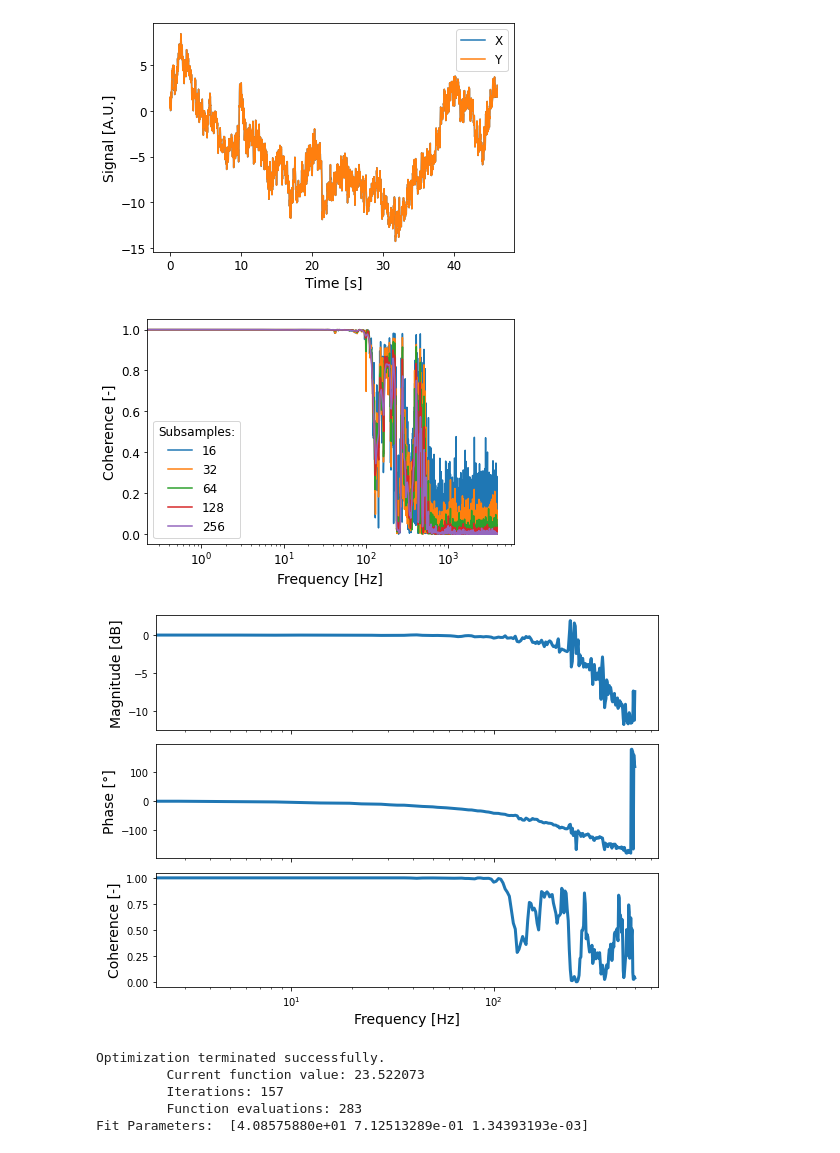
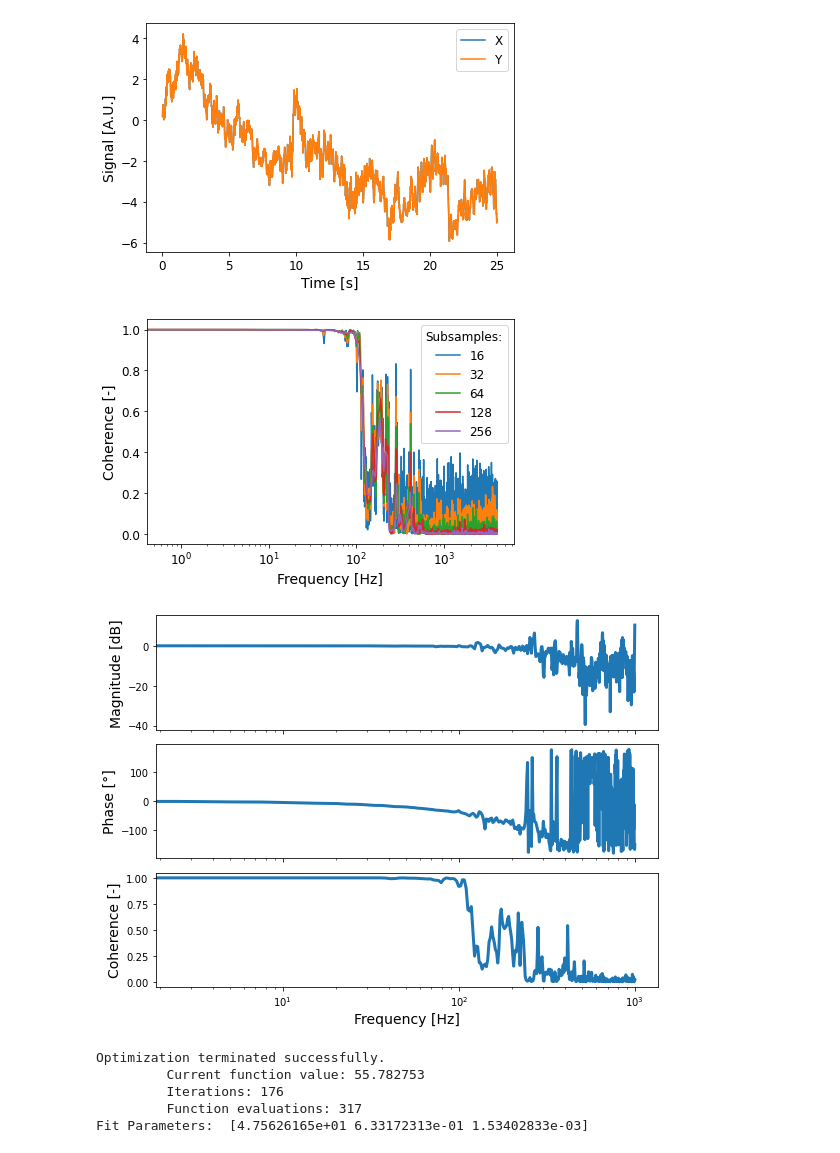
Before and after one commit to Manaffel/BCDDLFrequencyAnalysis, a Jupyter notebook: BCDDLFrequencyAnalysis Example.ipynb, the cells around one changed output. Drawn from its saved outputs; the diff is of its cells as text; code cells hidden in the pictures.

```diff
--- a/BCDDLFrequencyAnalysis Example.ipynb
+++ b/BCDDLFrequencyAnalysis Example.ipynb
@@ -4,22 +4,22 @@ from BCDDLFrequencyAnalysis import BCDDLFrequencyAnalysis
 
 %matplotlib inline
 # %%
-data = np.loadtxt('Stroke2P03I3000D00002.txt')
-T = data[:,1]
-X = data[:,4]
-Y = data[:,3]
+data = np.loadtxt('ExampleSignals.txt')
+T = data[:,0]
+X = data[:,1]
+Y = data[:,2]
 # %%
 FA = BCDDLFrequencyAnalysis(T,X,Y,ZeroTime=True)
 FA.plotData(tmin=0.008,tmax=None)
 FA.plotCoherence(nmin=4,nmax=8,tmin=0.008)
-FA.plotFRF(N=128,tmin=0.008,fmax=500)
-FA.fitLowpass(N=128,f0=100,Q0=0.7,T0=0.0001,tmin=0.008,fmax=1000,ffitmax=800)
+FA.plotFRF(N=64,tmin=0.008,fmax=1000)
+FA.fitLowpass(N=64,f0=100,Q0=0.7,T0=0.0001,tmin=0.008,fmax=1000,ffitmax=500)
 # %% [output]
-[figure, old version]
+[figure, new version]
-[figure, old version]
+[figure, new version]
-[figure, old version]
+[figure, new version]
 Optimization terminated successfully.
-         Current function value: 23.522073
-         Iterations: 157
-         Function evaluations: 283
-Fit Parameters:  [4.08575880e+01 7.12513289e-01 1.34393193e-03]
+         Current function value: 55.782753
+         Iterations: 176
+         Function evaluations: 317
+Fit Parameters:  [4.75626165e+01 6.33172313e-01 1.53402833e-03]
```
Also changed, not shown: parts of 1 cell of this notebook.
